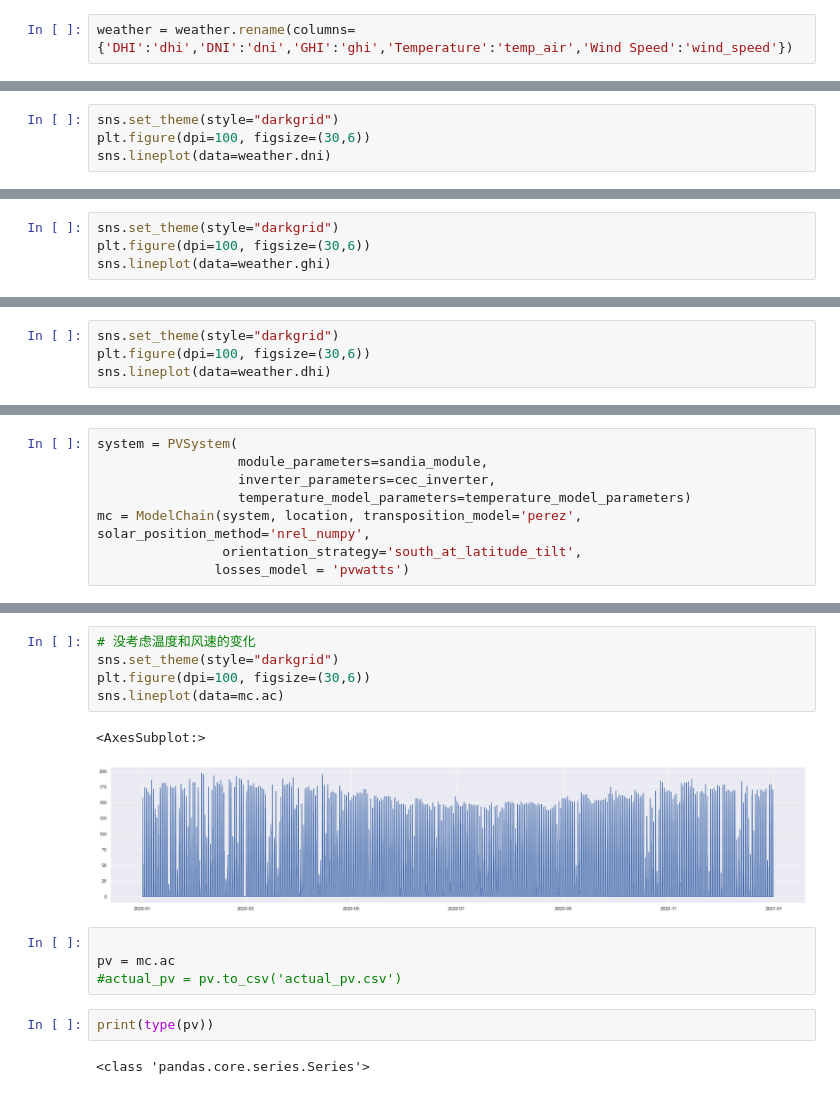
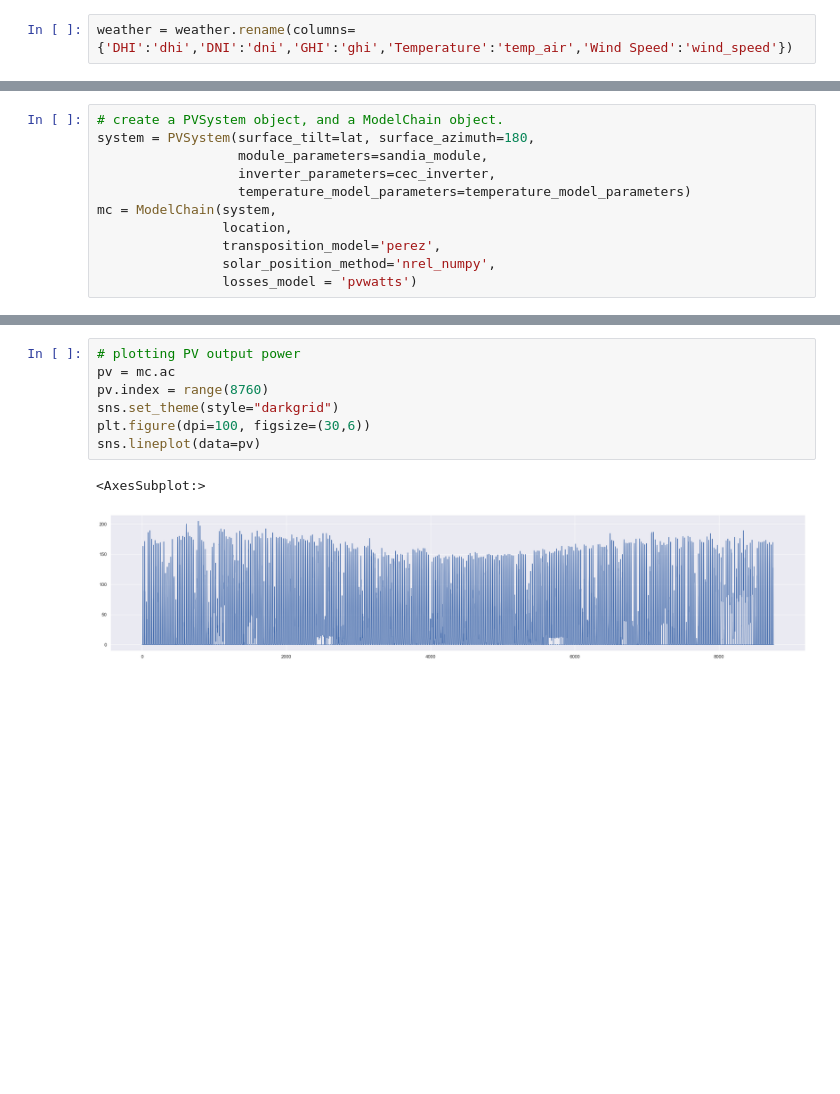
Before and after one commit to wentingwang94/optimal-configuration-of-multi-energy-microgrid, a Jupyter notebook: NSRDB and model chain example.ipynb, the cells around one changed output, grey strips where cells are left out. Saved outputs shown, nothing was run; the diff lists cells and outputs as text; blank space fills up the shorter version.

Commit message:
model chain
This code provides the method of obtaining the weather data from NSRDB, and describes the process of converting weather data into PV power through the model chain.

```diff
--- a/NSRDB and model chain example.ipynb
+++ b/NSRDB and model chain example.ipynb
@@ -147,7 +154,3 @@ Data columns (total 5 columns):
 dtypes: float64(5)
 memory usage: 410.6 KB
 None
-# %%
-sns.set_theme(style="darkgrid")
-plt.figure(dpi=100, figsize=(30,6))
-sns.lineplot(data=weather.dni)
@@ -157,4 +156,0 @@ sns.lineplot(data=weather.dni)
-# %%
-sns.set_theme(style="darkgrid")
-plt.figure(dpi=100, figsize=(30,6))
-sns.lineplot(data=weather.ghi)
@@ -164,4 +156,0 @@ sns.lineplot(data=weather.ghi)
-# %%
-sns.set_theme(style="darkgrid")
-plt.figure(dpi=100, figsize=(30,6))
-sns.lineplot(data=weather.dhi)
@@ -171,11 +157,14 @@ sns.lineplot(data=weather.dhi)
 # %%
-system = PVSystem(
+# create a PVSystem object, and a ModelChain object.
+system = PVSystem(surface_tilt=lat, surface_azimuth=180,
                   module_parameters=sandia_module,
                   inverter_parameters=cec_inverter,
                   temperature_model_parameters=temperature_model_parameters)
-mc = ModelChain(system, location, transposition_model='perez', solar_position_method='nrel_numpy',
-                orientation_strategy='south_at_latitude_tilt',
-               losses_model = 'pvwatts')
+mc = ModelChain(system,
+                location,
+                transposition_model='perez',
+                solar_position_method='nrel_numpy',
+                losses_model = 'pvwatts')
 # %%
 mc.run_model(weather)
 # %% [output]
@@ -193,18 +181,12 @@ ModelChain:
   temperature_model: sapm_temp
   losses_model: pvwatts_losses
 # %%
-# 没考虑温度和风速的变化
+# plotting PV output power
+pv = mc.ac
+pv.index = range(8760)
 sns.set_theme(style="darkgrid")
 plt.figure(dpi=100, figsize=(30,6))
-sns.lineplot(data=mc.ac)
+sns.lineplot(data=pv)
 # %% [output]
 <AxesSubplot:>
-[figure, old version]
+[figure, new version]
-# %%
-
-pv = mc.ac
-#actual_pv = pv.to_csv('actual_pv.csv')
-# %%
-print(type(pv))
-# %% [output]
-<class 'pandas.core.series.Series'>
```
Also changed, not shown: parts of 29 cells of this notebook.
